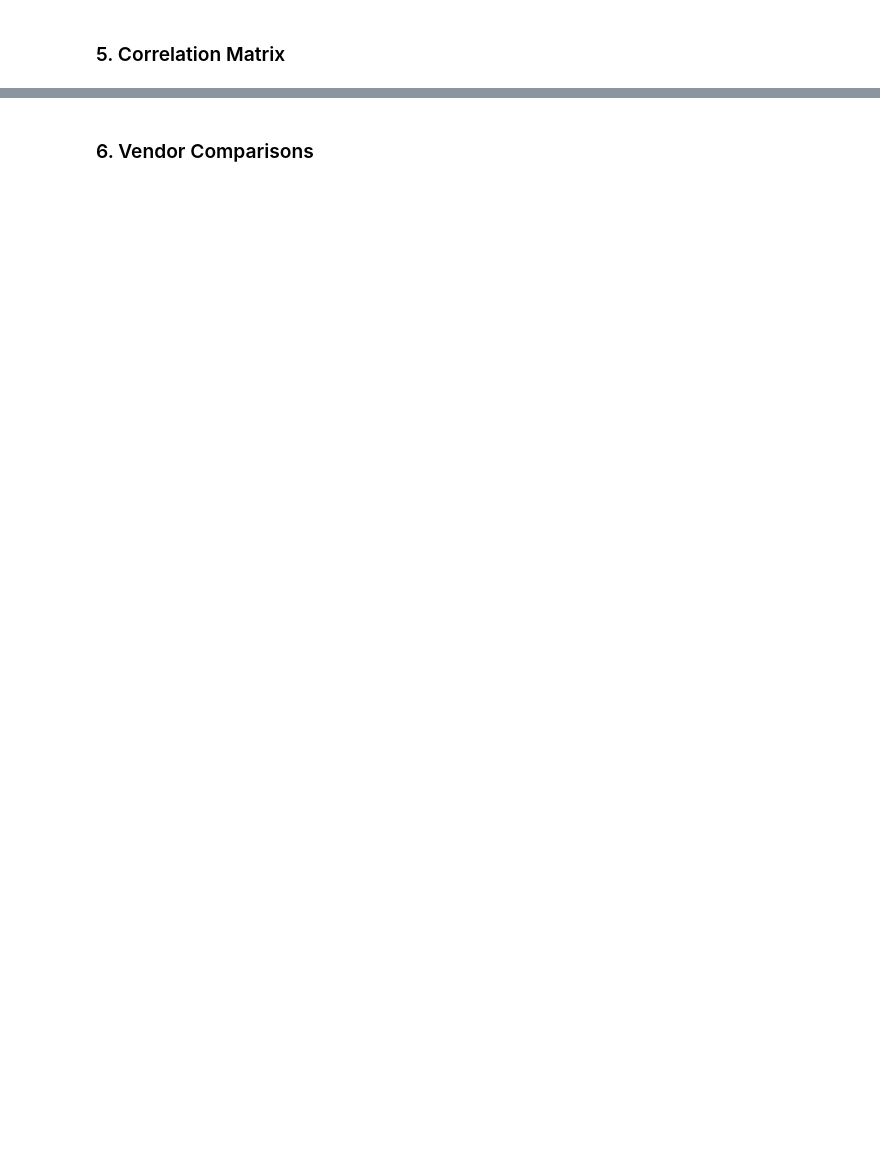
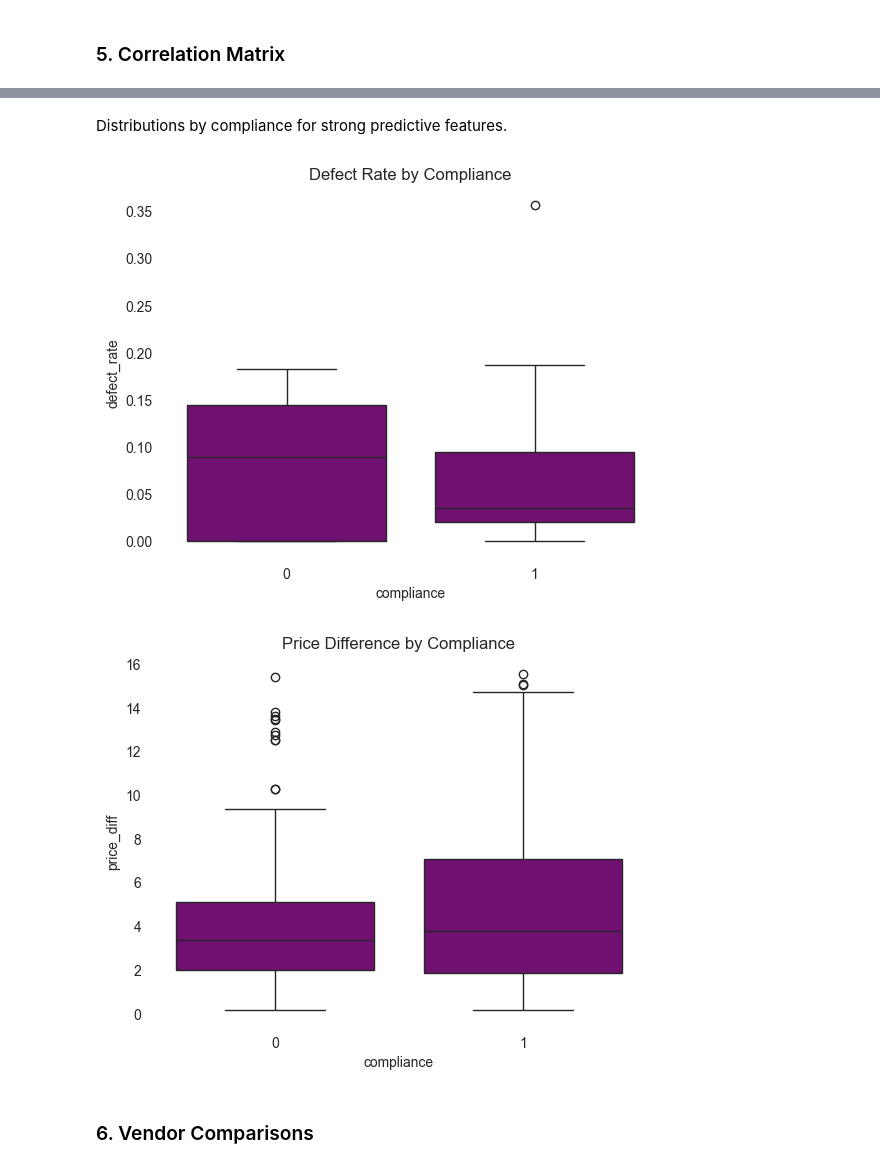
Before and after one commit to Bdowdle4/Dowdle_Analytics_Capstone, a Jupyter notebook: Notebooks/EDA.ipynb, the cells around one changed output, grey strips where cells are left out. Saved outputs shown, nothing was run; the diff lists cells and outputs as text; code cells hidden in the pictures; blank space fills up the shorter version.

```diff
--- a/Notebooks/EDA.ipynb
+++ b/Notebooks/EDA.ipynb
@@ -139,3 +165,22 @@ plt.show()
+# %% [markdown]
+Distributions by compliance for strong predictive features.
+# %%
+# Create the boxplot
+sns.boxplot(data=df, x='compliance', y='defect_rate', color='purple')
+# Create the title
+plt.title("Defect Rate by Compliance")
+# Show the plot
+plt.show()
+
+# Create the boxplot
+sns.boxplot(data=df, x='compliance', y='price_diff', color='purple')
+# Create the title
+plt.title("Price Difference by Compliance")
+# Show the plot
+plt.show()
+# %% [output]
+[figure, added]
+[figure, added]
 # %% [markdown]
 ### 6. Vendor Comparisons
 # %%
```
Also changed, not shown: parts of 9 cells of this notebook.
